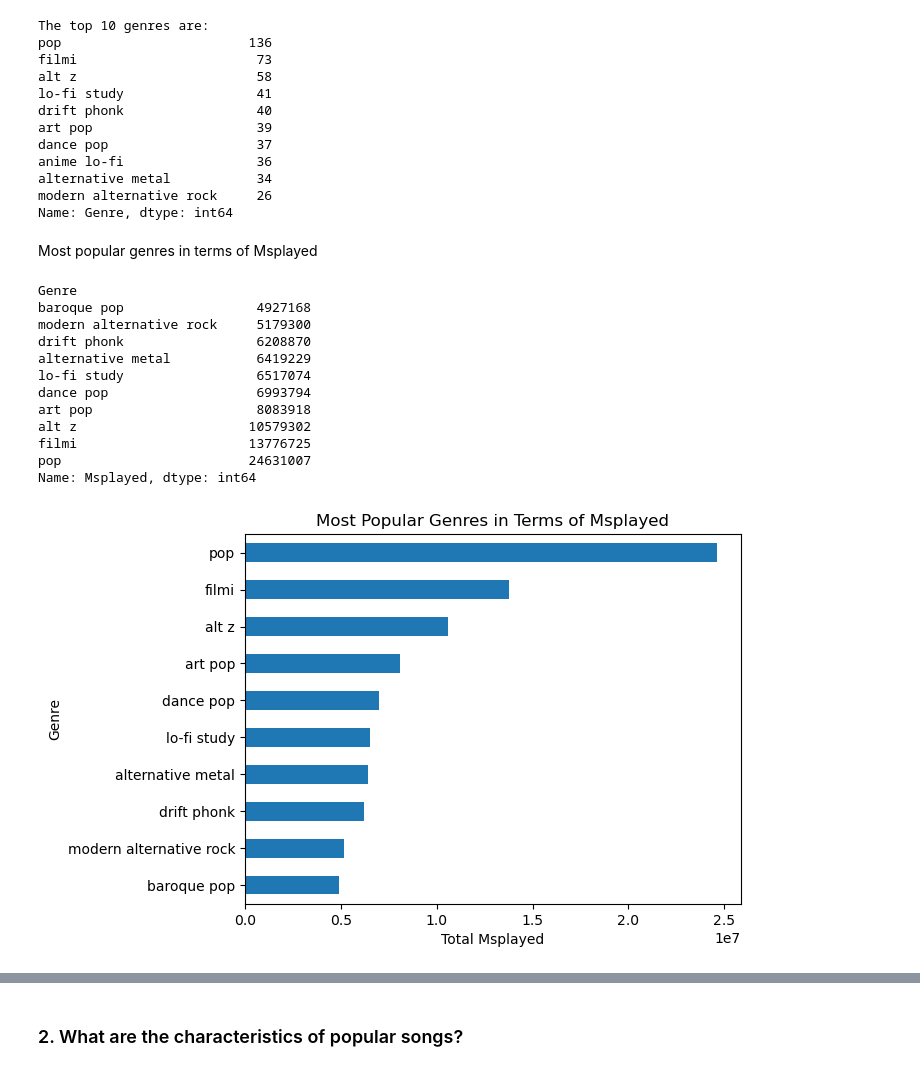
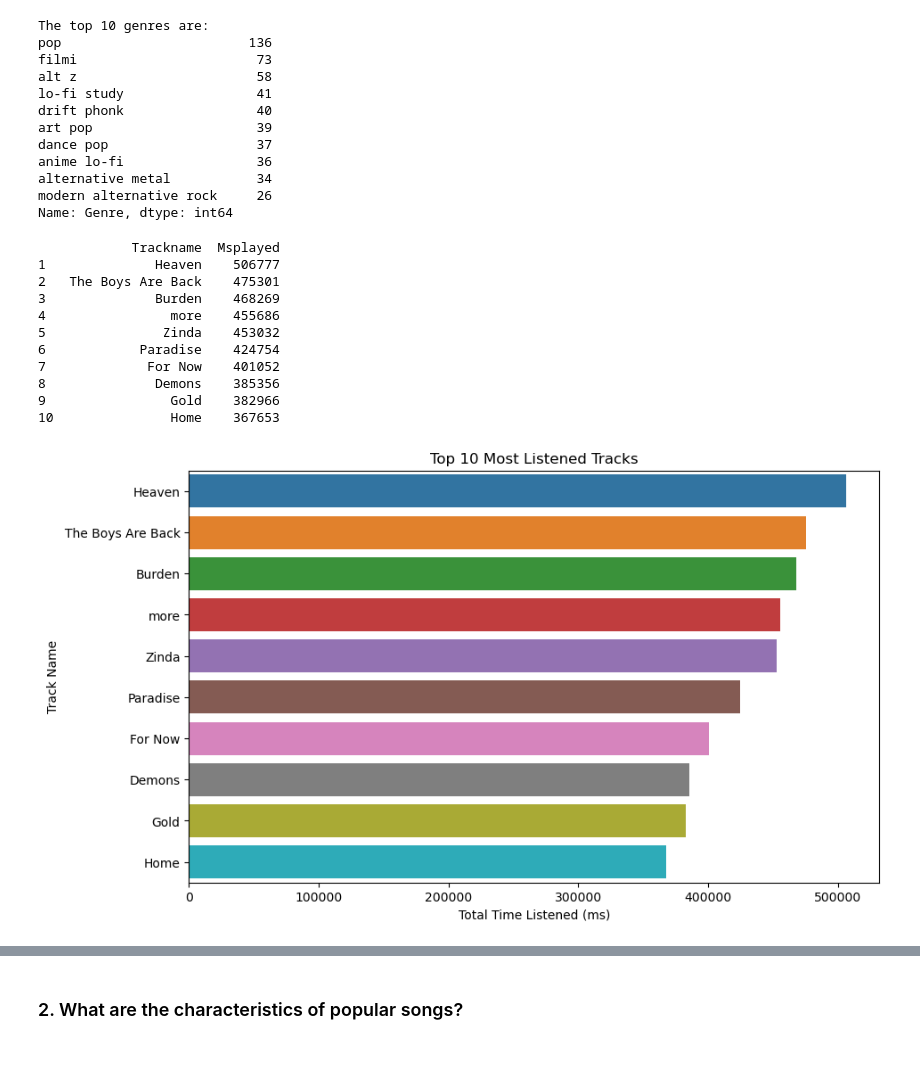
Before and after one commit to George-Mbugua/Music-Analysis, a Jupyter notebook: Music_Analysis.ipynb, the cells around one changed output, grey strips where cells are left out. Saved outputs shown, nothing was run; the diff lists cells and outputs as text; code cells hidden in the pictures.

```diff
--- a/Music_Analysis.ipynb
+++ b/Music_Analysis.ipynb
@@ -314,5 +312,3 @@ anime lo-fi                 36
 alternative metal           34
 modern alternative rock     26
 Name: Genre, dtype: int64
-# %% [markdown]
-Most popular genres in terms of Msplayed
@@ -322,28 +315,29 @@ genre_msplayed = music.groupby('Genre')['Msplayed'].sum()
-# %%
-#Sorting the resulting Series in descending order
-genre_msplayed = genre_msplayed.sort_values(ascending=True).head(10)
-genre_msplayed
-# %% [output]
-Genre
-baroque pop                 4927168
-modern alternative rock     5179300
-drift phonk                 6208870
-alternative metal           6419229
-lo-fi study                 6517074
-dance pop                   6993794
-art pop                     8083918
-alt z                      10579302
-filmi                      13776725
-pop                        24631007
-Name: Msplayed, dtype: int64
-# %%
-#Creating a bar chart to visualize the most popular genres in terms of Msplayed
-fig = plt.figure()
-genre_msplayed.plot( x='Msplayed', y='Genre', kind='barh', )
-plt.title('Most Popular Genres in Terms of Msplayed')
-plt.xlabel('Total Msplayed')
-plt.ylabel('Genre')
-plt.show()
-fig.savefig('Images/Most Popular Genres in Terms of Msplayed')
-# %% [output]
-[figure, removed]
+# %%
+# Calculate the total time listened for each track
+total_time_by_track = music.groupby('Trackname')['Msplayed'].sum()
+
+# The top 10 most listened tracks
+top_tracks = total_time_by_track.sort_values(ascending=False).head(10)
+top_tracks_df = top_tracks.to_frame().reset_index()
+top_tracks_df.index += 1
+print(top_tracks_df)
+#Plot the top 10 most listened tracks
+plt.figure(figsize=(10, 6))
+sns.barplot(x=top_tracks.values, y=top_tracks.index, orient='h')
+plt.title('Top 10 Most Listened Tracks')
+plt.xlabel('Total Time Listened (ms)')
+plt.ylabel('Track Name')
+plt.show()
+# %% [output]
+            Trackname  Msplayed
+1              Heaven    506777
+2   The Boys Are Back    475301
+3              Burden    468269
+4                more    455686
+5               Zinda    453032
+6            Paradise    424754
+7             For Now    401052
+8              Demons    385356
+9                Gold    382966
+10               Home    367653
+[figure, added]
```
Also changed, not shown: parts of 9 cells of this notebook, 1 other file.
